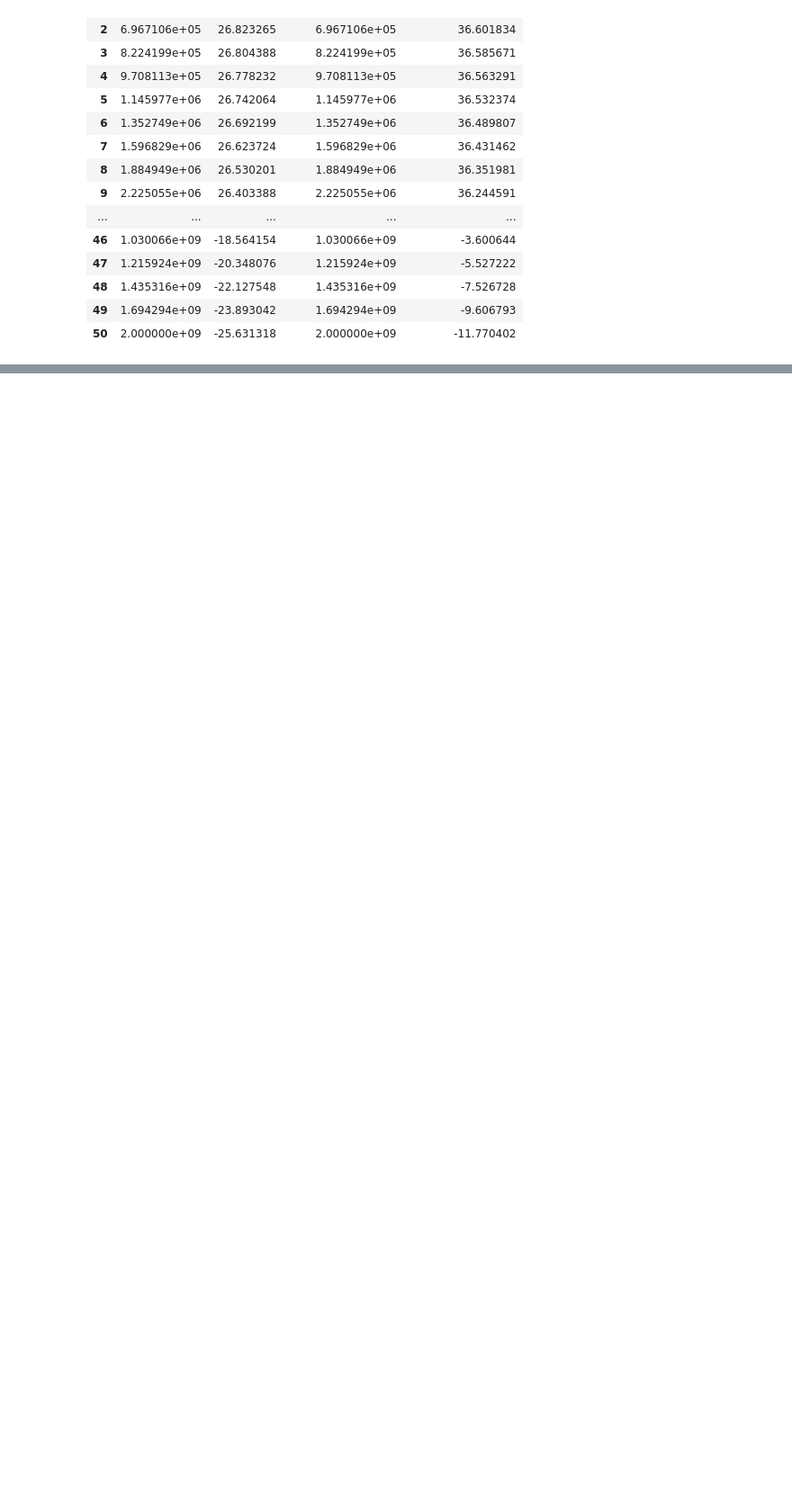
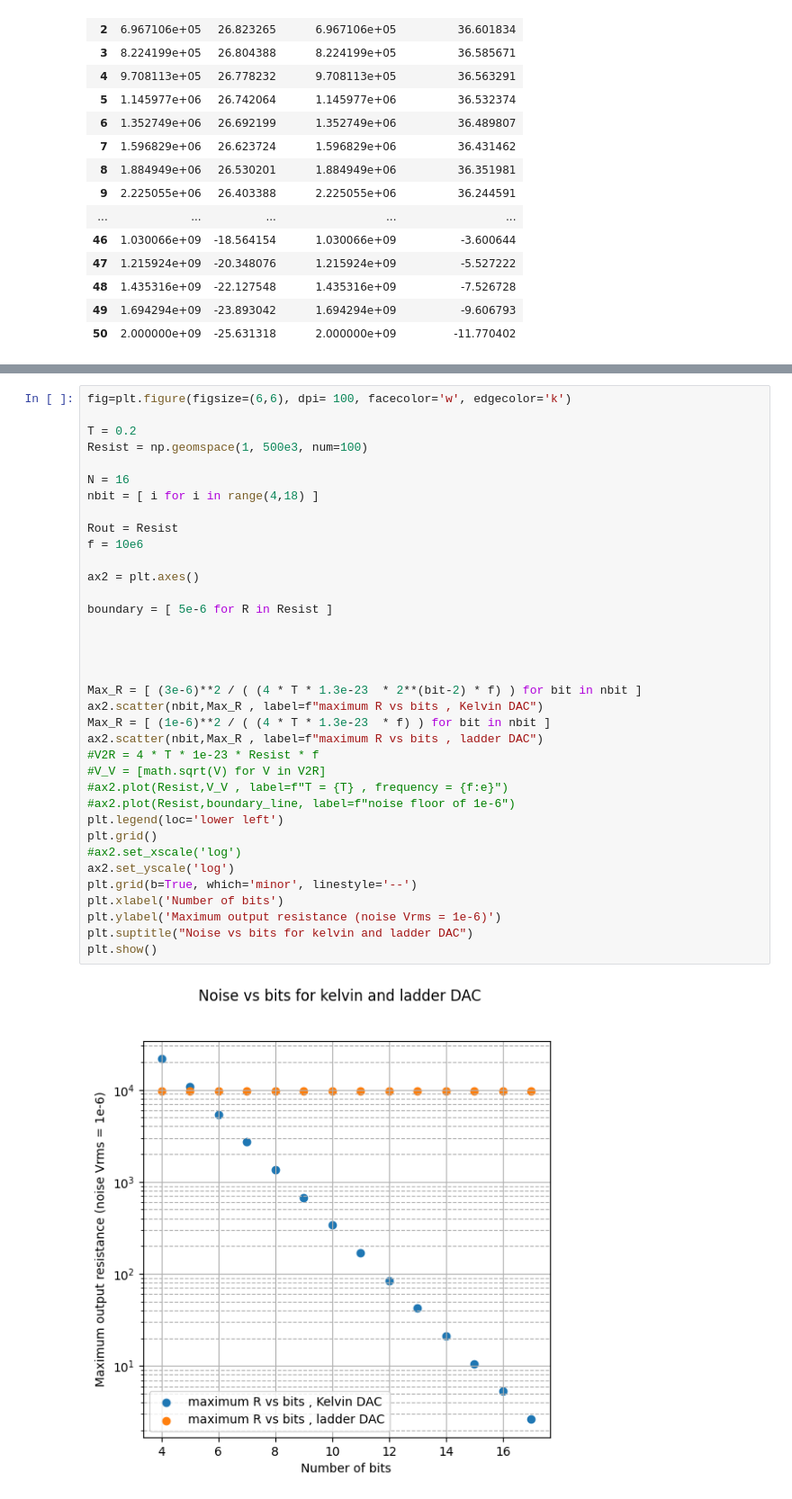
Before and after one commit to mikprin/charts, a Jupyter notebook: scetch/current_plot.ipynb, the cells around one changed output, grey strips where cells are left out. Shown at 90% size. Drawn from its saved outputs; the diff is of its cells as text; blank space fills up the shorter version.

```diff
--- a/scetch/current_plot.ipynb
+++ b/scetch/current_plot.ipynb
@@ -424,0 +551,38 @@ db_out
+# %%
+fig=plt.figure(figsize=(6,6), dpi= 100, facecolor='w', edgecolor='k')
+
+T = 0.2
+Resist = np.geomspace(1, 500e3, num=100)
+
+N = 16
+nbit = [ i for i in range(4,18) ]
+
+Rout = Resist
+f = 10e6
+
+ax2 = plt.axes()
+
+boundary = [ 5e-6 for R in Resist ]
+
+
+
+
+Max_R = [ (3e-6)**2 / ( (4 * T * 1.3e-23  * 2**(bit-2) * f) ) for bit in nbit ]
+ax2.scatter(nbit,Max_R , label=f"maximum R vs bits , Kelvin DAC")
+Max_R = [ (1e-6)**2 / ( (4 * T * 1.3e-23  * f) ) for bit in nbit ]
+ax2.scatter(nbit,Max_R , label=f"maximum R vs bits , ladder DAC")
+#V2R = 4 * T * 1e-23 * Resist * f
+#V_V = [math.sqrt(V) for V in V2R]
+#ax2.plot(Resist,V_V , label=f"T = {T} , frequency = {f:e}")
+#ax2.plot(Resist,boundary_line, label=f"noise floor of 1e-6")
+plt.legend(loc='lower left')
+plt.grid()
+#ax2.set_xscale('log')
+ax2.set_yscale('log')
+plt.grid(b=True, which='minor', linestyle='--')
+plt.xlabel('Number of bits')
+plt.ylabel('Maximum output resistance (noise Vrms = 1e-6)')
+plt.suptitle("Noise vs bits for kelvin and ladder DAC")
+plt.show()
+# %% [output]
+[figure, added]
```
Also changed, not shown: parts of 9 cells of this notebook.
